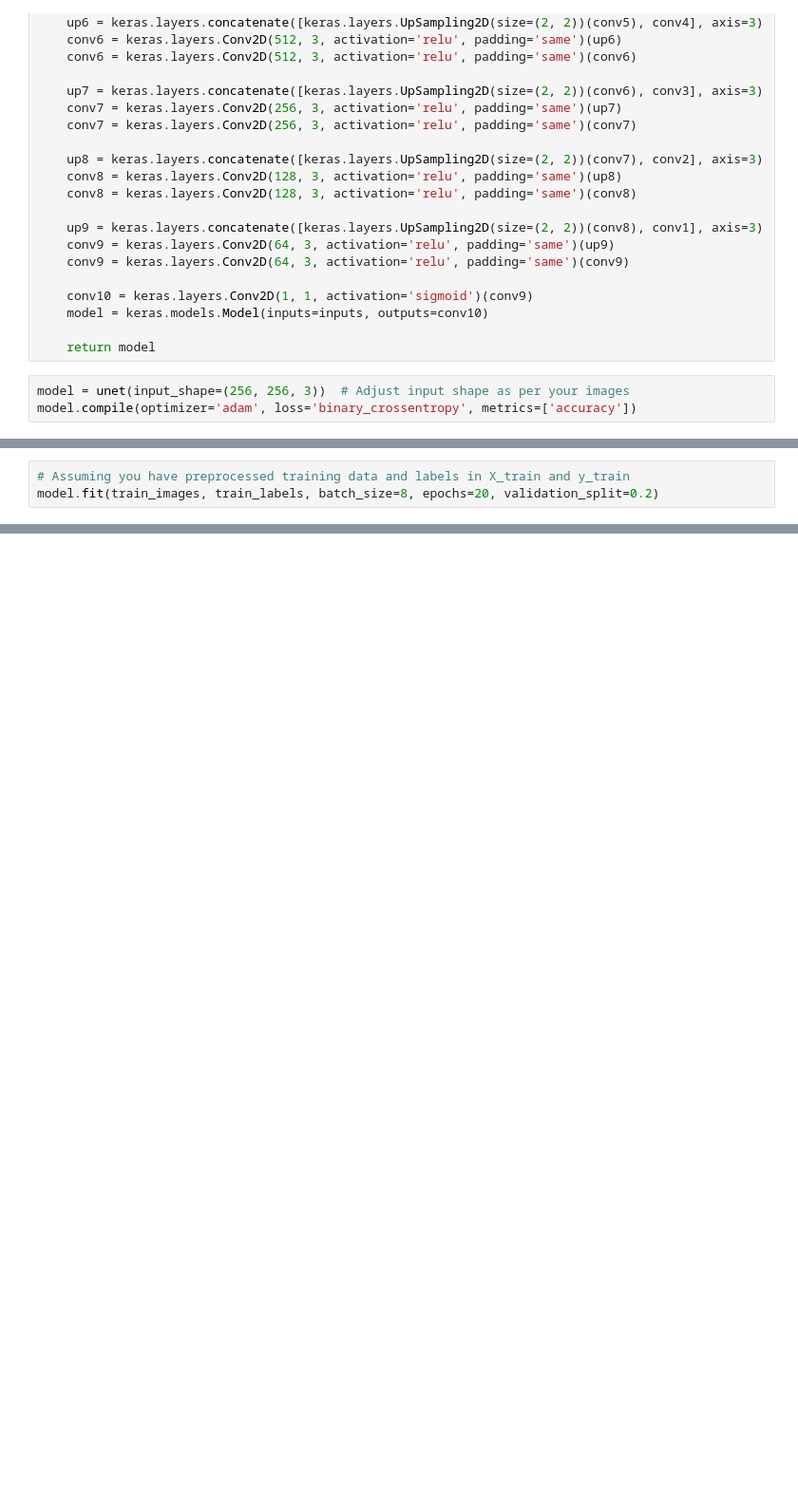
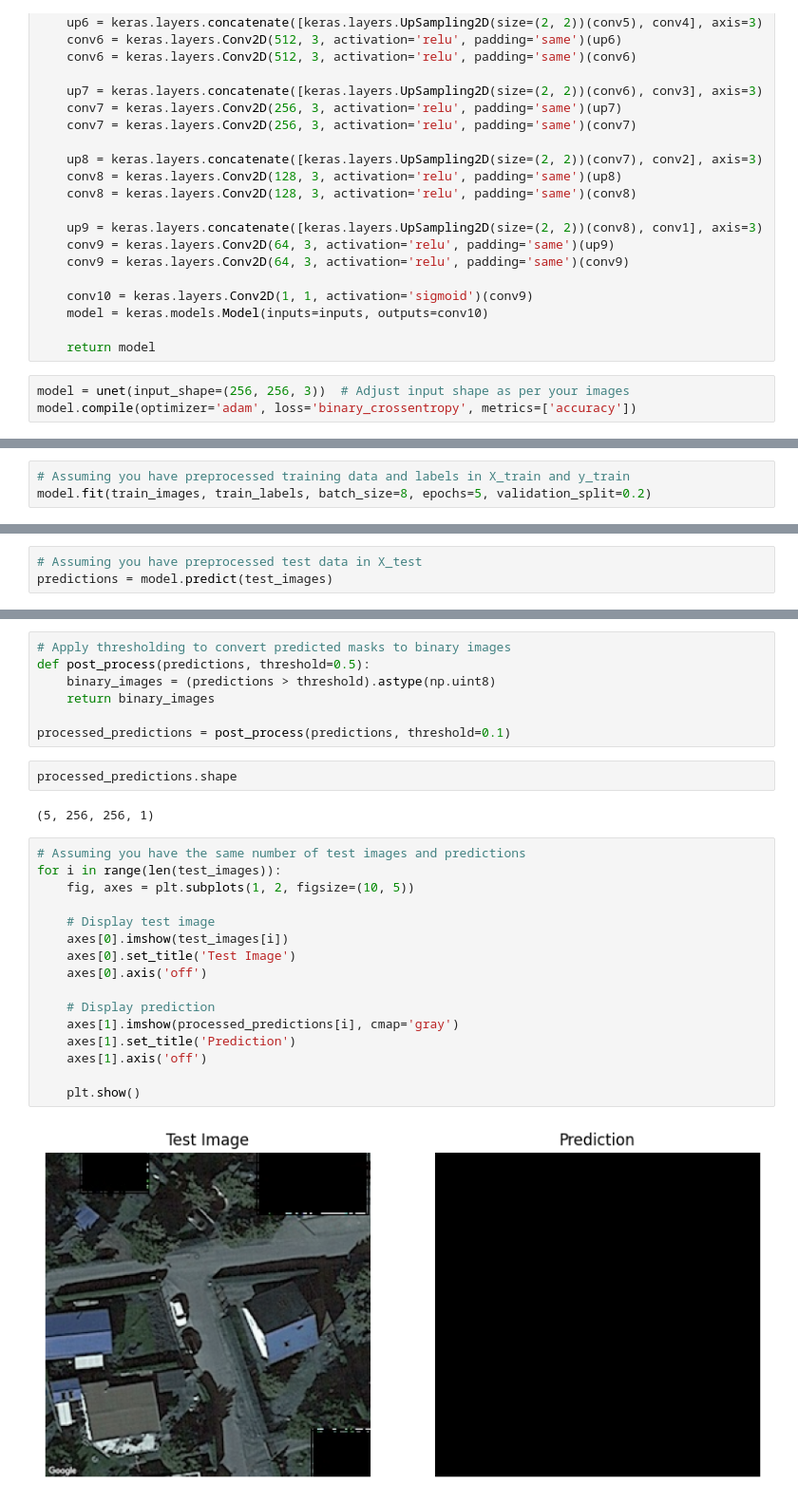
Before and after one commit to abhirup-ghosh/rooftop-detection-unet-image-segmentation, a Jupyter notebook: notebooks/data-modelling.ipynb, the cells around one changed output, grey strips where cells are left out. Shown at 95% size. Saved outputs shown, nothing was run; the diff lists cells and outputs as text; blank space fills up the shorter version.

Commit message:
updated modelling notebook

```diff
--- a/notebooks/data-modelling.ipynb
+++ b/notebooks/data-modelling.ipynb
@@ -168,5 +176,5 @@ Non-trainable params: 0
 __________________________________________________________________________________________________
 # %%
 # Assuming you have preprocessed training data and labels in X_train and y_train
-model.fit(train_images, train_labels, batch_size=8, epochs=20, validation_split=0.2)
+model.fit(train_images, train_labels, batch_size=8, epochs=5, validation_split=0.2)
 # %% [output]
@@ -191,0 +204,3 @@ Epoch 10/20
+# %%
+# Assuming you have preprocessed test data in X_test
+predictions = model.predict(test_images)
@@ -191,0 +209,29 @@ Epoch 10/20
+# %%
+# Apply thresholding to convert predicted masks to binary images
+def post_process(predictions, threshold=0.5):
+    binary_images = (predictions > threshold).astype(np.uint8)
+    return binary_images
+
+processed_predictions = post_process(predictions, threshold=0.1)
+# %%
+processed_predictions.shape
+# %% [output]
+(5, 256, 256, 1)
+# %%
+# Assuming you have the same number of test images and predictions
+for i in range(len(test_images)):
+    fig, axes = plt.subplots(1, 2, figsize=(10, 5))
+
+    # Display test image
+    axes[0].imshow(test_images[i])
+    axes[0].set_title('Test Image')
+    axes[0].axis('off')
+
+    # Display prediction
+    axes[1].imshow(processed_predictions[i], cmap='gray')
+    axes[1].set_title('Prediction')
+    axes[1].axis('off')
+
+    plt.show()
+# %% [output]
+[figure, added]
```
Also changed, not shown: parts of 9 cells of this notebook.
